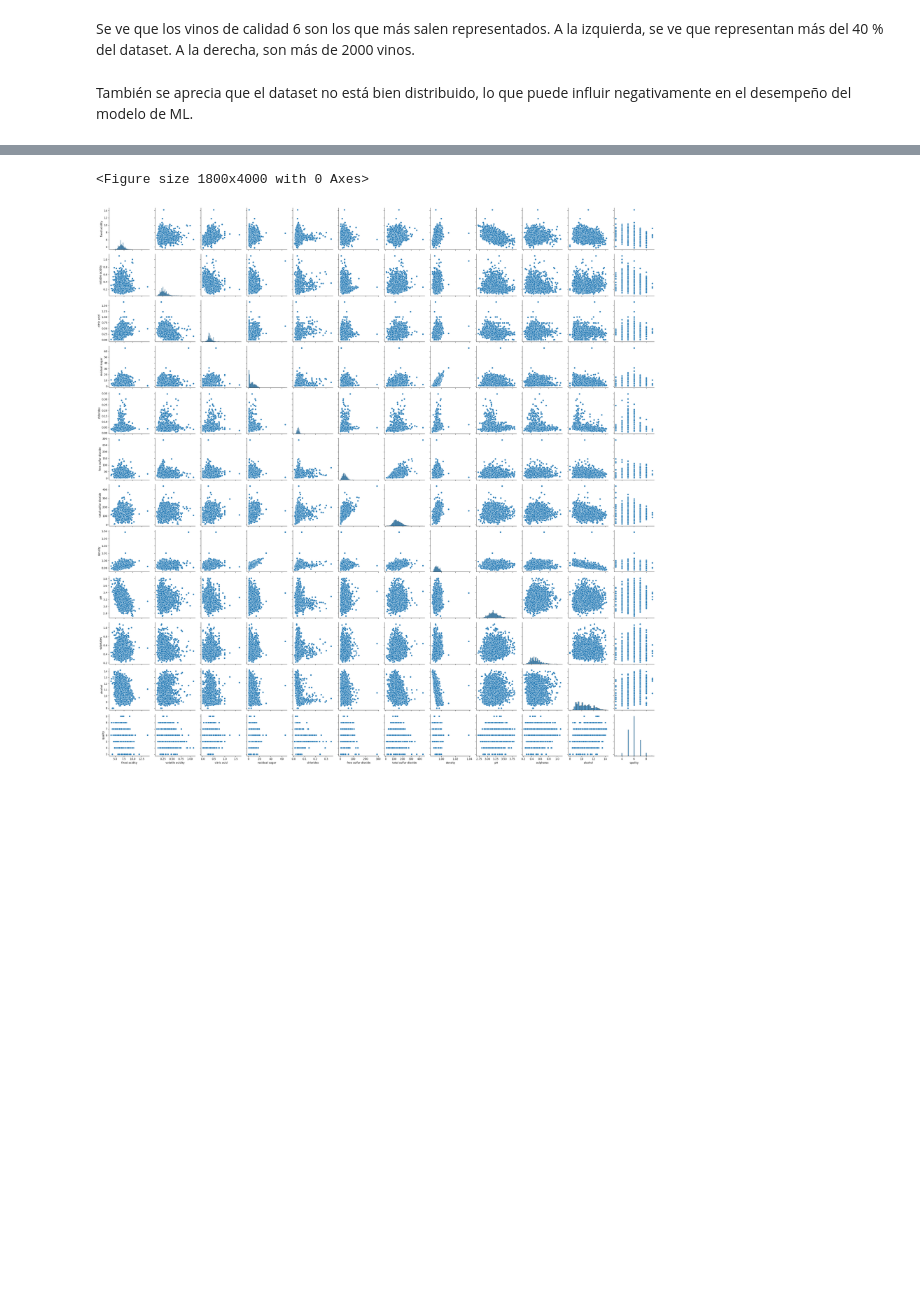
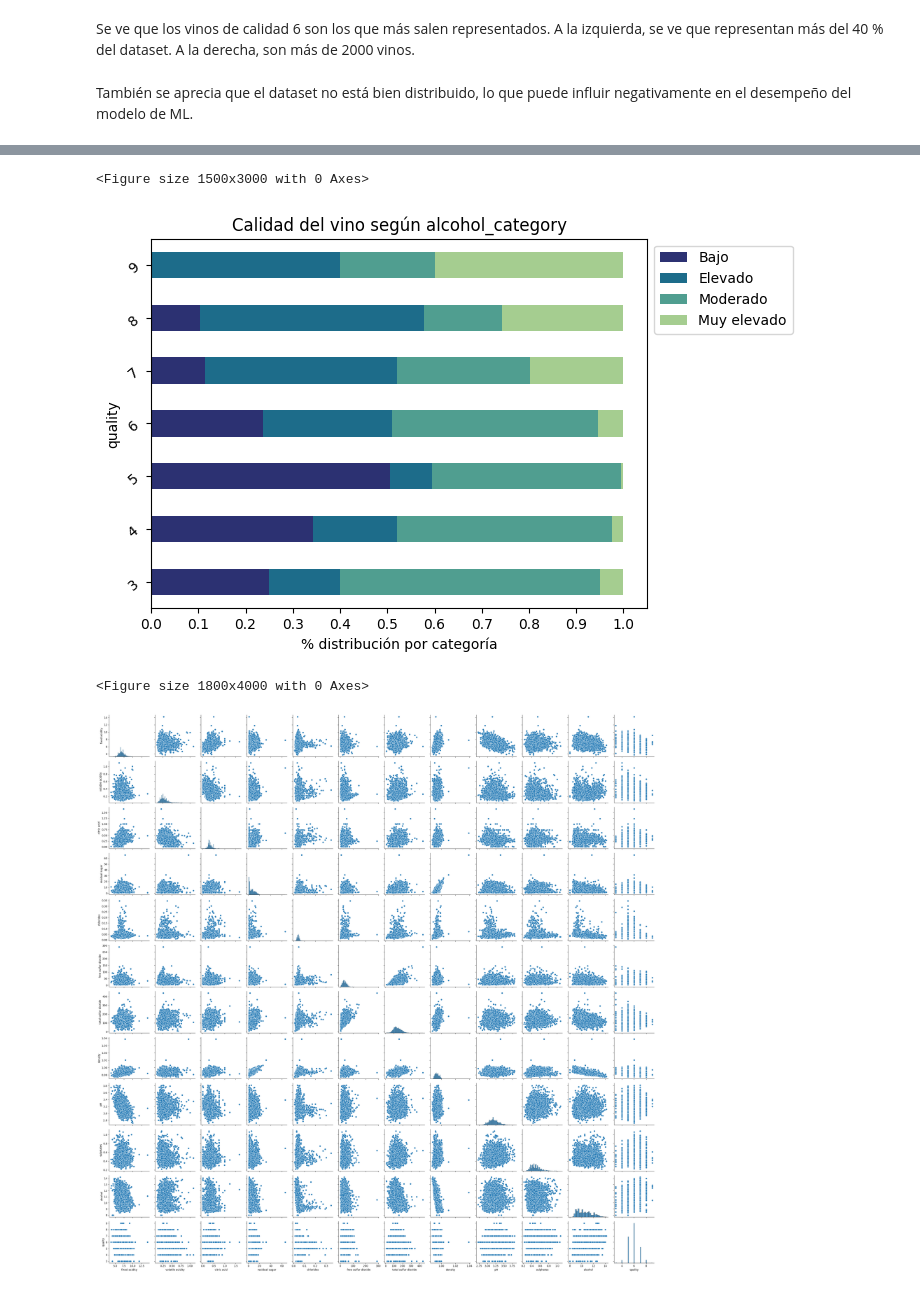
Before and after one commit to Vihelmet/Analisis_calidad_vino_blanco_ML, a Jupyter notebook: notebooks/01_EDA.ipynb, the cells around one changed output, grey strips where cells are left out. Cells and saved outputs as stored; diff of their text form; code cells hidden in the pictures; blank space fills up the shorter version.

```diff
--- a/notebooks/01_EDA.ipynb
+++ b/notebooks/01_EDA.ipynb
@@ -91,3 +91,16 @@ plt.show()
 Se ve que los vinos de calidad 6 son los que más salen representados. A la izquierda, se ve que representan más del 40 % del dataset. A la derecha, son más de 2000 vinos.
 # %% [markdown]
 También se aprecia que el dataset no está bien distribuido, lo que puede influir negativamente en el desempeño del modelo de ML.
+# %%
+def alcohol_level(alcohol):
+    if alcohol <= 9.5:
+        return "Bajo"
+    elif alcohol <= 11:
+        return "Moderado"
+    elif alcohol <= 12.5:
+        return "Elevado"
+    else:
+        return "Muy elevado"
+
+vino['alcohol_category'] = vino['alcohol'].apply(alcohol_level)
+vino.sample(frac=1).head()
@@ -94,3 +114,15 @@ También se aprecia que el dataset no está bien distribuido, lo que puede influ
+# %%
+plt.figure(figsize=(15,30))
+
+cross = pd.crosstab(index=vino['quality'],columns=vino['alcohol_category'],normalize='index')
+cross.plot.barh(stacked=True,rot=40,cmap='crest_r').legend(bbox_to_anchor=(1.0, 1.0))
+plt.xlabel('% distribución por categoría')
+plt.xticks(np.arange(0,1.1,0.1))
+plt.title("Calidad del vino según {}".format('alcohol_category'))
+plt.show()
+# %% [output]
+<Figure size 1500x3000 with 0 Axes>
+[figure, added]
 # %%
 plt.figure(figsize=(18,40))
 sns.pairplot(vino)
```
Also changed, not shown: parts of 2 cells of this notebook, 1 other file.
